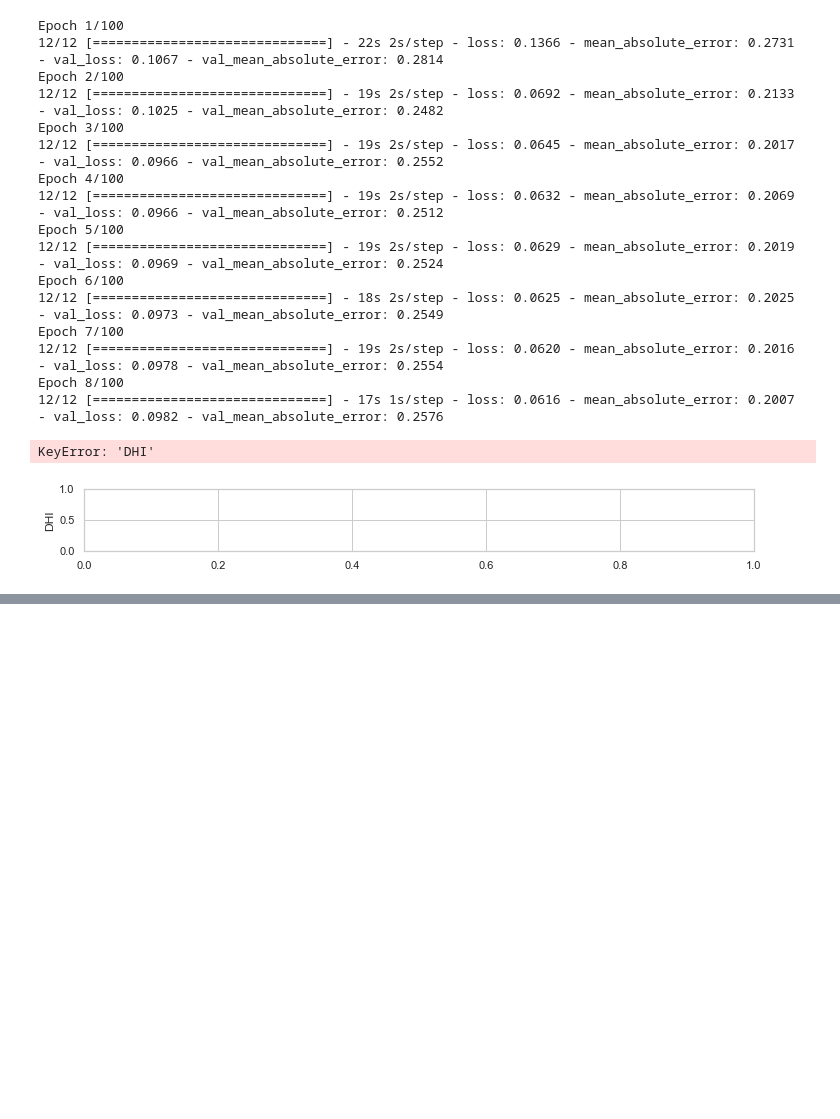
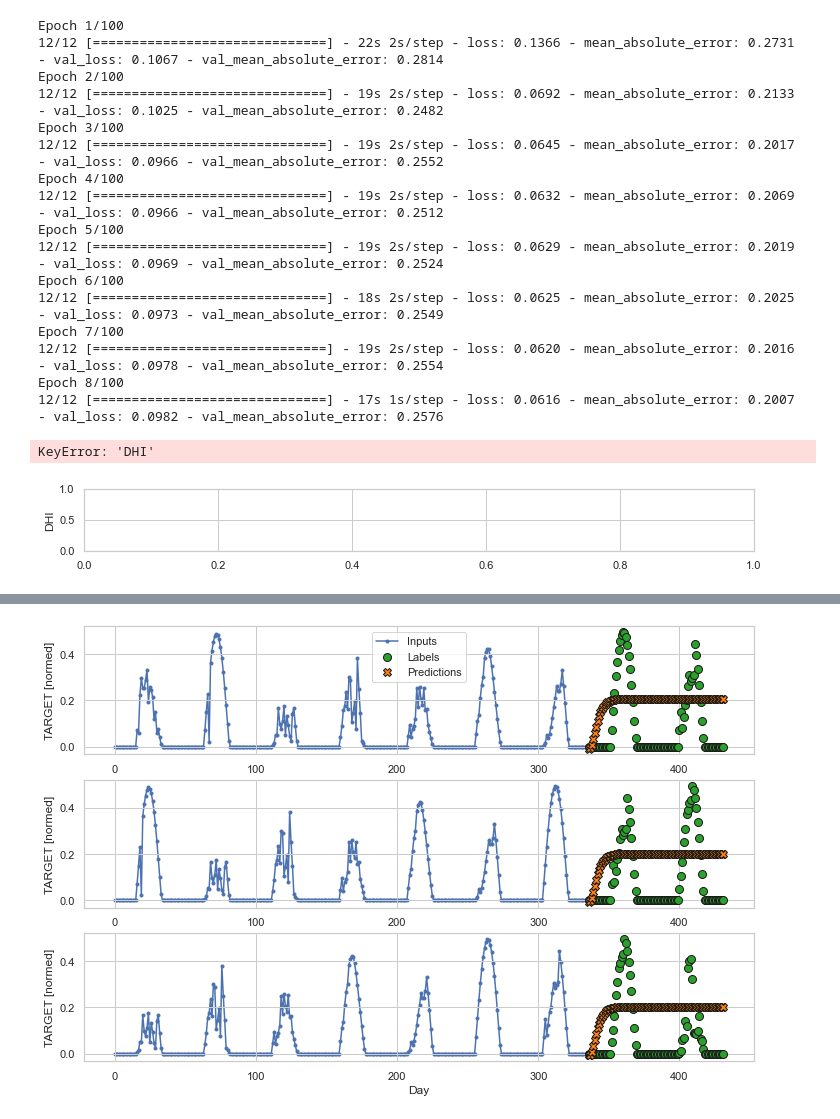
Before and after one commit to ccomkhj/Dacon_Sun, a Jupyter notebook: Data Process.ipynb, the cells around one changed output, grey strips where cells are left out. Saved outputs shown, nothing was run; the diff lists cells and outputs as text; code cells hidden in the pictures; blank space fills up the shorter version.

```diff
--- a/Data Process.ipynb
+++ b/Data Process.ipynb
@@ -519,3 +520,8 @@ Epoch 8/100
 12/12 [==============================] - 17s 1s/step - loss: 0.0616 - mean_absolute_error: 0.2007 - val_loss: 0.0982 - val_mean_absolute_error: 0.2576
 KeyError: 'DHI'
 [figure]
+# %%
+val_performance['Encoder'] = autoencoder_model.evaluate(multi_window.val)
+performance['Encoder'] = autoencoder_model.evaluate(multi_window.test, verbose=0)
+multi_window.plot(autoencoder_model)
+# %% [output]
@@ -522,3 +529,4 @@ KeyError: 'DHI'
+[figure, added]
 # %%
 x = np.arange(len(performance))
 width = 0.3
```
Also changed, not shown: parts of 3 cells of this notebook, 1 other file.
